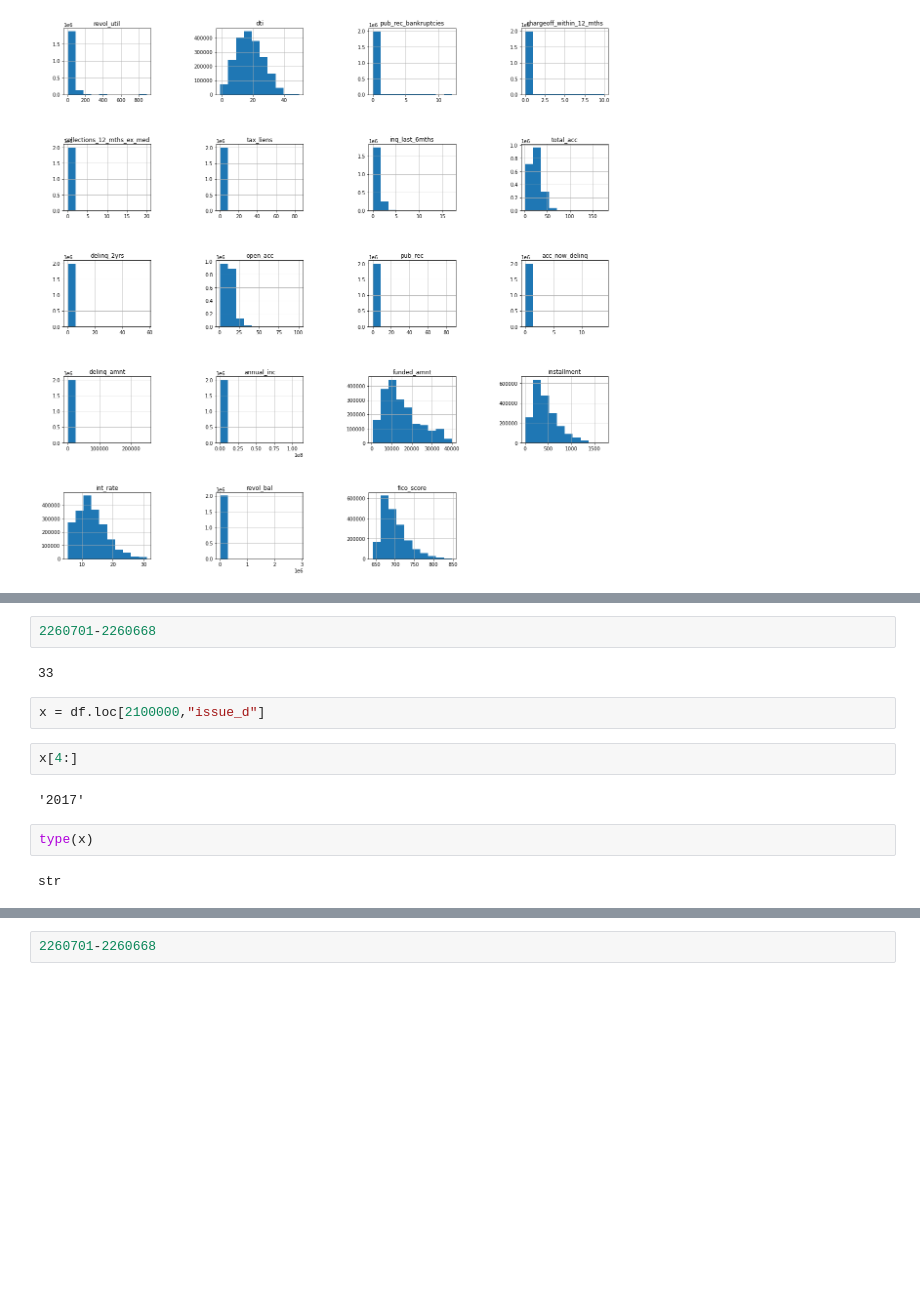
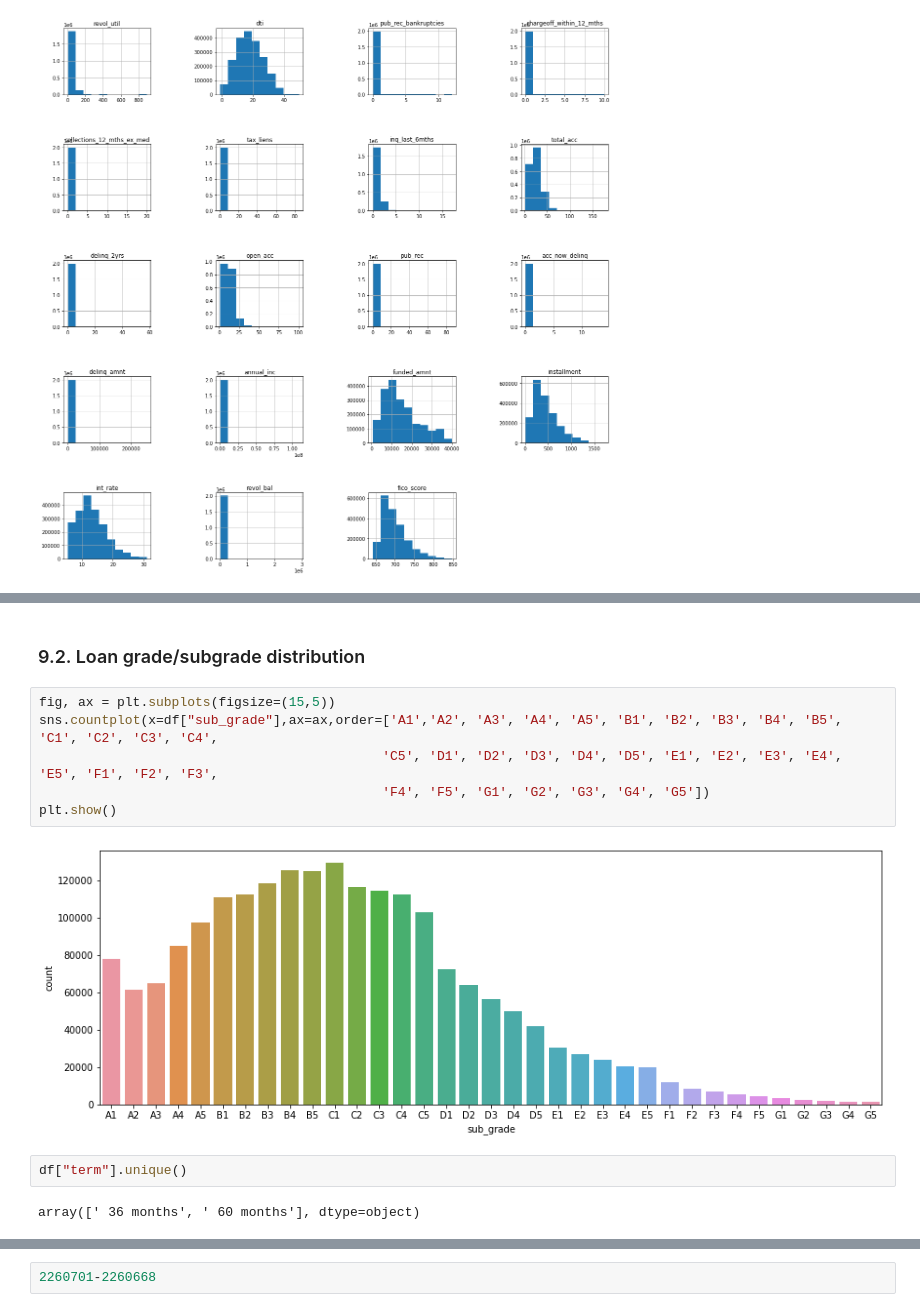
Before and after one commit to somayehY/SomayeYoussefi, a Jupyter notebook: LendingClub/LendingClub_DataWrangling.ipynb, the cells around one changed output, grey strips where cells are left out. Saved outputs shown, nothing was run; the diff lists cells and outputs as text; blank space fills up the shorter version.

```diff
--- a/LendingClub/LendingClub_DataWrangling.ipynb
+++ b/LendingClub/LendingClub_DataWrangling.ipynb
@@ -404,14 +339,14 @@ df.shape
-# %%
-2260701-2260668
-# %% [output]
-33
-# %%
-x = df.loc[2100000,"issue_d"]
-# %%
-x[4:]
-# %% [output]
-'2017'
-# %%
-type(x)
-# %% [output]
-str
+# %% [markdown]
+### 9.2. Loan grade/subgrade distribution <a class='anchor' id='subgrade'></a>
+# %%
+fig, ax = plt.subplots(figsize=(15,5))
+sns.countplot(x=df["sub_grade"],ax=ax,order=['A1','A2', 'A3', 'A4', 'A5', 'B1', 'B2', 'B3', 'B4', 'B5', 'C1', 'C2', 'C3', 'C4',
+                                            'C5', 'D1', 'D2', 'D3', 'D4', 'D5', 'E1', 'E2', 'E3', 'E4', 'E5', 'F1', 'F2', 'F3',
+                                            'F4', 'F5', 'G1', 'G2', 'G3', 'G4', 'G5'])
+plt.show()
+# %% [output]
+[figure, added]
+# %%
+df["term"].unique()
+# %% [output]
+array([' 36 months', ' 60 months'], dtype=object)
```
Also changed, not shown: parts of 72 cells of this notebook.
